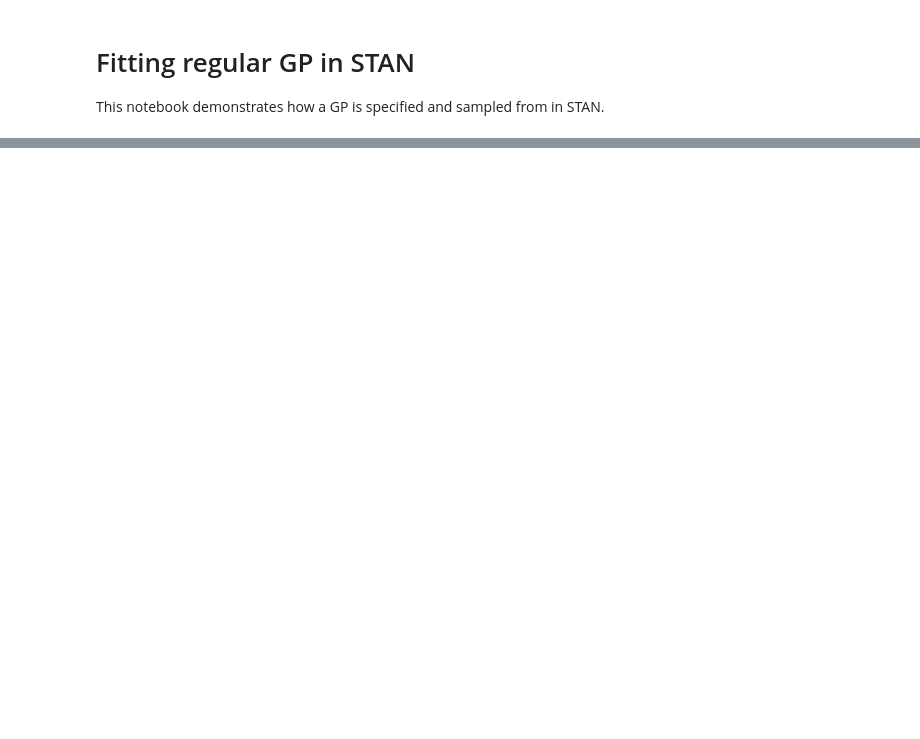
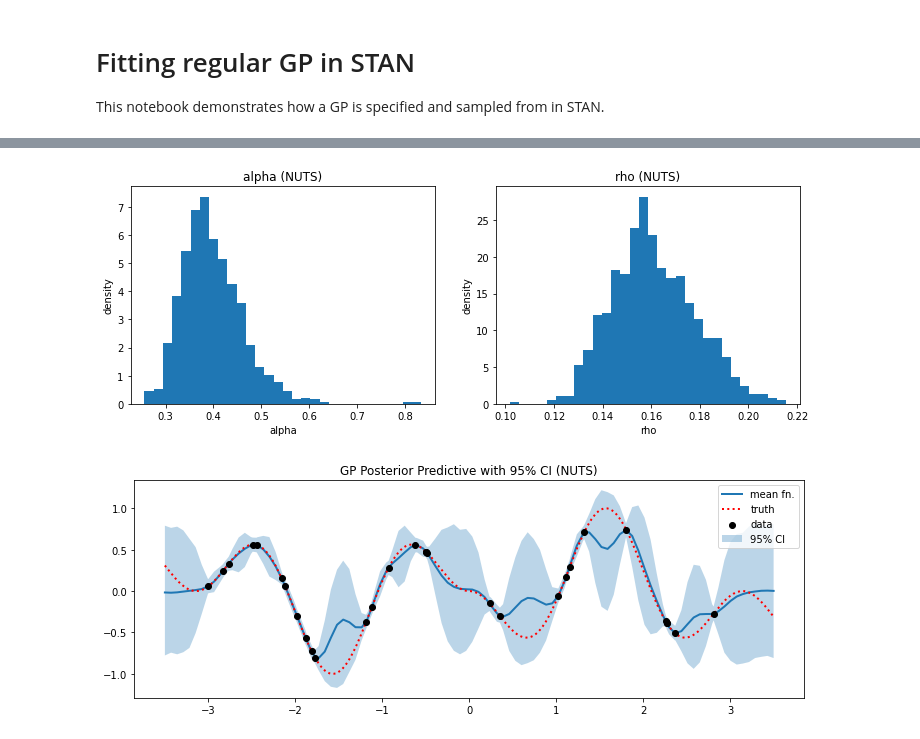
Before and after one commit to luiarthur/TuringBnpBenchmarks, a Jupyter notebook: src/gp/notebooks/gp_stan.ipynb, the cells around one changed output, grey strips where cells are left out. Saved outputs shown, nothing was run; the diff lists cells and outputs as text; code cells hidden in the pictures; blank space fills up the shorter version.

```diff
--- a/src/gp/notebooks/gp_stan.ipynb
+++ b/src/gp/notebooks/gp_stan.ipynb
@@ -121,0 +119,4 @@ Wall time: 123 ms
+# %%
+%%time
+# Fit via NUTS
+nuts_fit = sm.sampling(data=data, iter=2000, chains=1, warmup=1000, thin=1, seed=1)
@@ -199,0 +219,5 @@ plt.legend();
+# %%
+make_plots(nuts_fit, suffix="NUTS")
+# %% [output]
+[figure, added]
+[figure, added]
```
Also changed, not shown: parts of 15 cells of this notebook, 3 other files.
